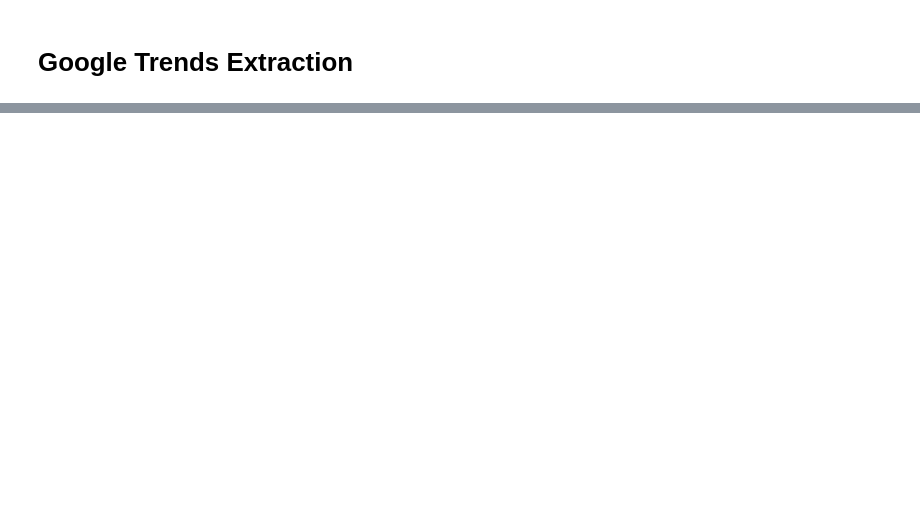
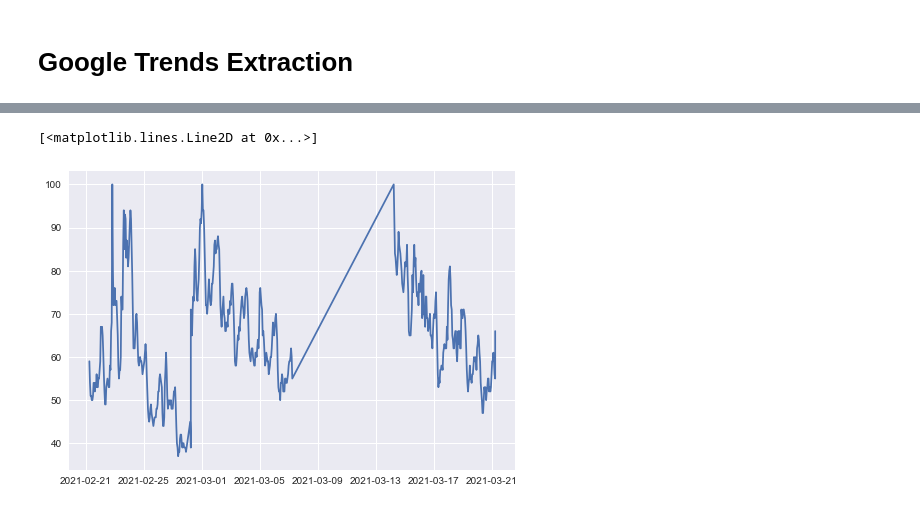
Before and after one commit to jlopezfernandez112/cryptocurrency_predictor, a Jupyter notebook: 3_crypto_googletrends_extraction.ipynb, the cells around one changed output, grey strips where cells are left out. Saved outputs shown, nothing was run; the diff lists cells and outputs as text; code cells hidden in the pictures; blank space fills up the shorter version.

```diff
--- a/3_crypto_googletrends_extraction.ipynb
+++ b/3_crypto_googletrends_extraction.ipynb
@@ -165,2 +188,7 @@ memory usage: 16.7 KB
 # %%
 btc_trends.to_csv('C:/Users/Javi/Desktop/cryptocurrency_predictor/data/google_trends/bitcoin_trends.csv')
+# %%
+plt.plot(btc_trends['bitcoin'])
+# %% [output]
+[<matplotlib.lines.Line2D at 0x...>]
+[figure, added]
```
Also changed, not shown: parts of 12 cells of this notebook, 2 other files.
